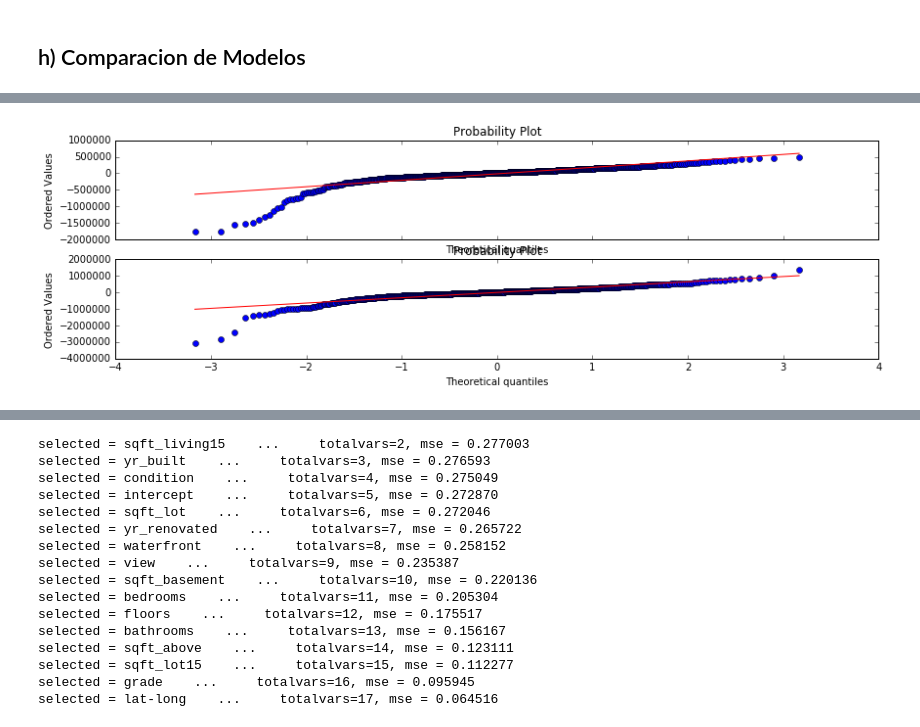
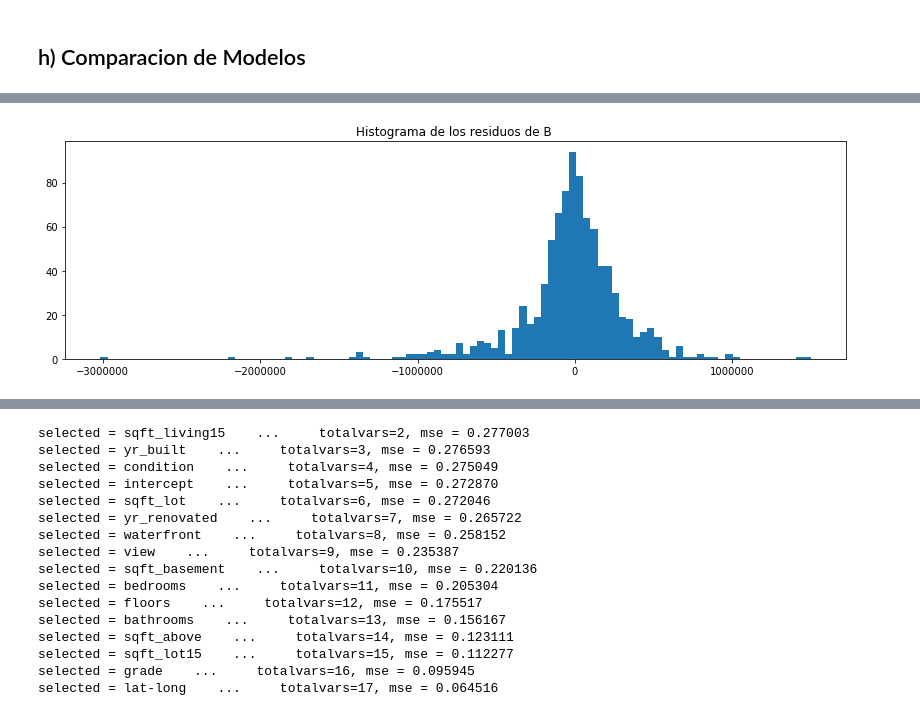
Before and after one commit to VitoVoti/ML_T1_LinReg, a Jupyter notebook: Tarea1 .ipynb, the cells around one changed output, grey strips where cells are left out. Cells and saved outputs as stored; diff of their text form; code cells hidden in the pictures.

```diff
--- a/Tarea1 .ipynb
+++ b/Tarea1 .ipynb
@@ -475,7 +479,6 @@ plt.show()
-# %%
-f, axarr = plt.subplots(2, sharex=True)
-stats.probplot(residuos_A, dist="norm", plot=axarr[0])
-stats.probplot(residuos_B, dist="norm", plot=axarr[1])
-plt.show()
-# %% [output]
-[figure, removed]
+# %%
+plt.title("Histograma de los residuos de B ")
+plt.hist(residuos_B,bins=100)
+plt.show()
+# %% [output]
+[figure, added]
```
Also changed, not shown: parts of 37 cells of this notebook.
